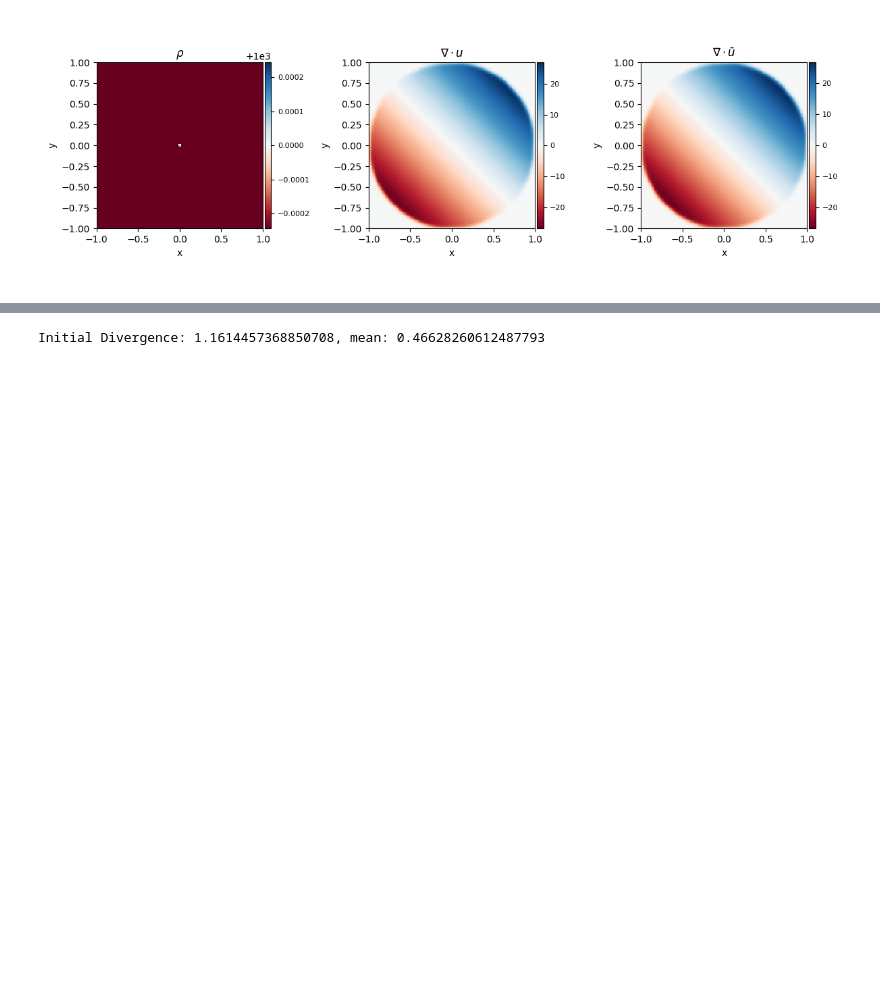
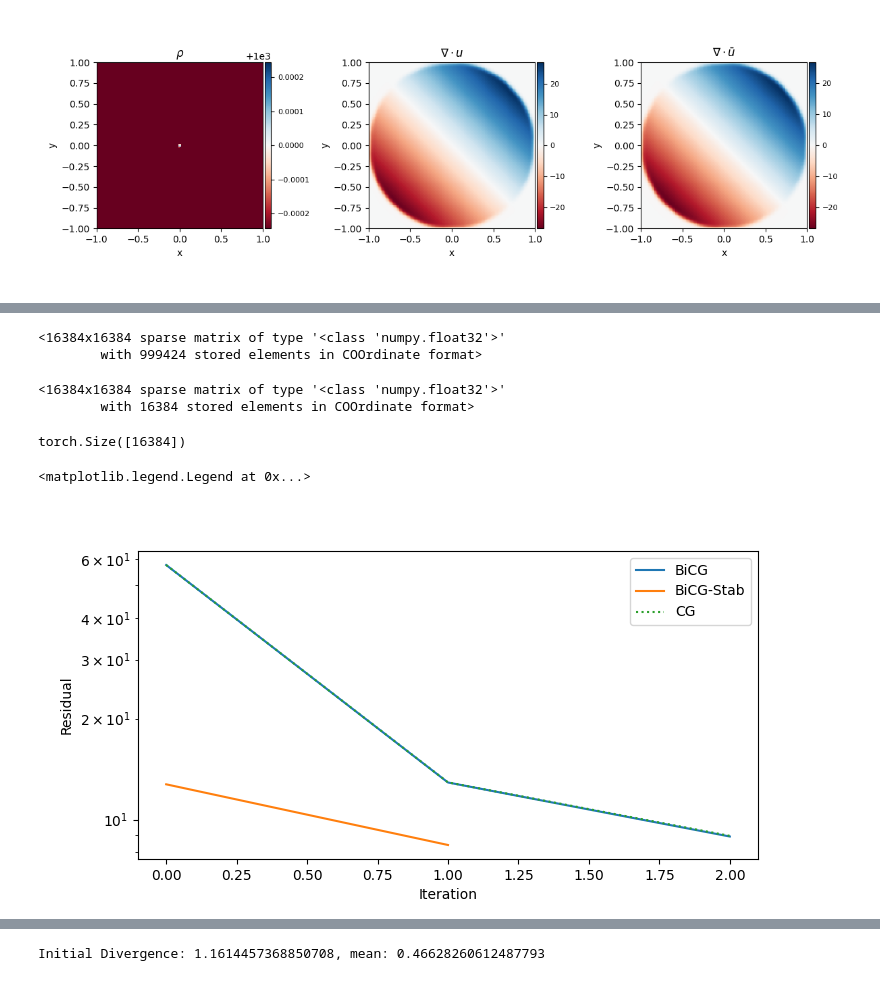
Before and after one commit to wi-re/diffSPH, a Jupyter notebook: partiBench/BiCG.ipynb, the cells around one changed output, grey strips where cells are left out. Cells and saved outputs as stored; diff of their text form; code cells hidden in the pictures; blank space fills up the shorter version.

```diff
--- a/partiBench/BiCG.ipynb
+++ b/partiBench/BiCG.ipynb
@@ -1449,0 +1497,17 @@ Accel Divergence:     -9.581100463867188 | 10.362763404846191 | 0.04503930732607
+# %%
+A_sp = sp.coo_matrix((A[0].cpu().detach().numpy(), (A[1][0].cpu().detach().numpy(), A[1][1].cpu().detach().numpy())), shape = [solverState['fluid']['numParticles'], solverState['fluid']['numParticles']])
+M_sp = sp.coo_matrix((M[0].cpu().detach().numpy(), (M[1][0].cpu().detach().numpy(), M[1][1].cpu().detach().numpy())), shape = [solverState['fluid']['numParticles'], solverState['fluid']['numParticles']])
+rhs = B.cpu().detach().numpy()
+
+
+display(A_sp)
+display(M_sp)
+# %% [output]
+<16384x16384 sparse matrix of type '<class 'numpy.float32'>'
+        with 999424 stored elements in COOrdinate format>
+<16384x16384 sparse matrix of type '<class 'numpy.float32'>'
+        with 16384 stored elements in COOrdinate format>
+# %%
+B.shape
+# %% [output]
+torch.Size([16384])
@@ -1449,0 +1549,26 @@ Accel Divergence:     -9.581100463867188 | 10.362763404846191 | 0.04503930732607
+# %%
+
+cg = []
+def callback(x):
+    cg.append(np.linalg.norm(A_sp.dot(x) - rhs))
+
+sol2_nostab = scipy.sparse.linalg.cg(A_sp, rhs, callback=callback)
+# %%
+fig, axis = plt.subplots(1,1, figsize = (8,4), squeeze = False)
+
+# axis[0,0].semilogy([c.detach().cpu().numpy() for c in convergence])
+axis[0,0].semilogy(bicg, label = 'BiCG')
+axis[0,0].semilogy(bicgstab, label = 'BiCG-Stab')
+# axis[0,0].semilogy(gmres, label = 'GMRES')
+axis[0,0].semilogy(cg, label = 'CG', ls = ':')
+
+# axis[0,0].semilogy([c.detach().cpu().numpy() for c in convergence], label = 'PyTorch')
+
+
+axis[0,0].set_xlabel('Iteration')
+axis[0,0].set_ylabel('Residual')
+
+axis[0,0].legend()
+# %% [output]
+<matplotlib.legend.Legend at 0x...>
+[figure, added]
```
Also changed, not shown: parts of 27 cells of this notebook.
